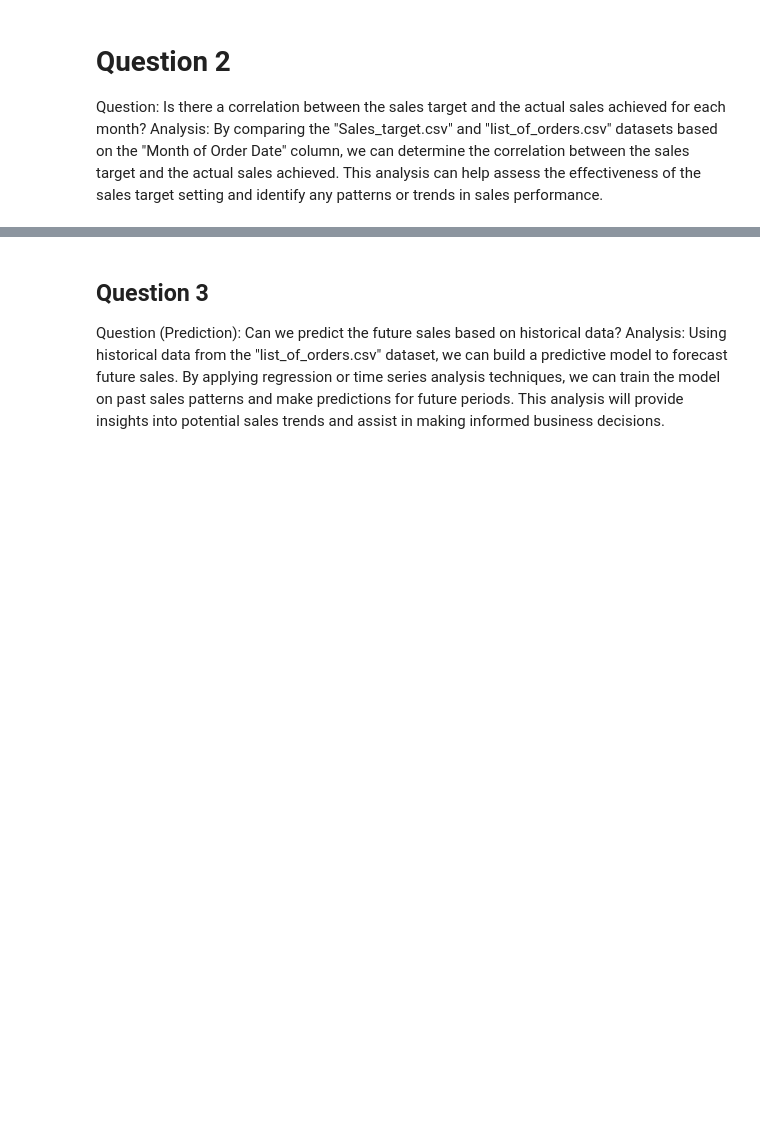
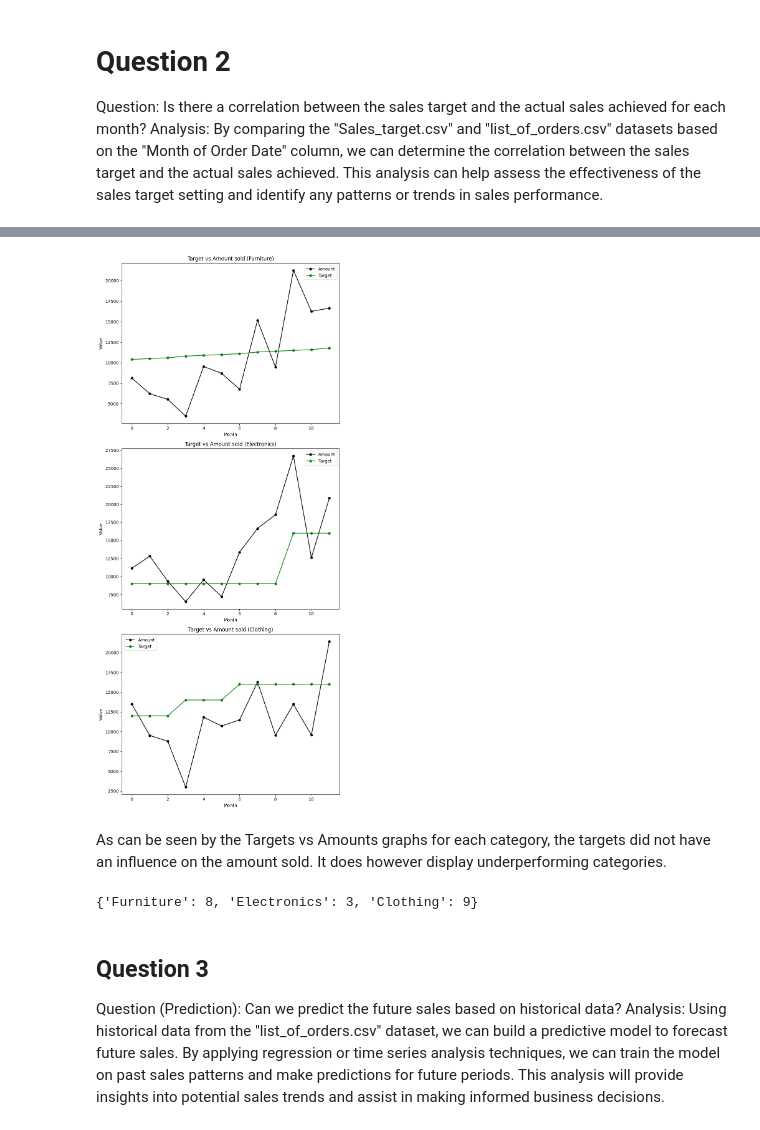
Before and after one commit to Nom115/ecommerce_analysis, a Jupyter notebook: jupiter.ipynb, the cells around one changed output, grey strips where cells are left out. Saved outputs shown, nothing was run; the diff lists cells and outputs as text; code cells hidden in the pictures; blank space fills up the shorter version.

```diff
--- a/jupiter.ipynb
+++ b/jupiter.ipynb
@@ -293,0 +286,2 @@ As can be seen by the Targets to Profits graph, the targets had very little impa
+# %%
+sales_target['Order Date'] = sales_target['Order Date'].dt.to_period('M')
@@ -293,0 +310,5 @@ As can be seen by the Targets to Profits graph, the targets had very little impa
+# %%
+
+df_profit_per_month_category = df.groupby([df['Category'], df['Order Date'].dt.to_period('M')])['Amount'].sum().reset_index()
+
+df_profit_per_month_category
@@ -294,3 +333,51 @@ As can be seen by the Targets to Profits graph, the targets had very little impa
+# %%
+categories = ['Furniture', 'Electronics', 'Clothing']
+
+def category_sort(categories):
+    sales_target_category = sales_target.loc[sales_target['Category'] == f'{categories}']
+    df_profit_per_month_categories = df_profit_per_month_category.loc[df_profit_per_month_category['Category'] == categories]
+    category_target_amount = pd.merge(sales_target_category, df_profit_per_month_categories, on='Order Date')
+    category_target_amount = category_target_amount.drop(columns='Category_y')
+    return category_target_amount
+# %%
+furniture_target_amount = category_sort(categories[0])
+electronics_target_amount = category_sort(categories[1])
+clothing_target_amount = category_sort(categories[2])
+
+target_amounts = [furniture_target_amount['Amount'], electronics_target_amount['Amount'], clothing_target_amount['Amount']]
+target_target = [furniture_target_amount['Target'], electronics_target_amount['Target'], clothing_target_amount['Target']]
+# %%
+fig, axs = plt.subplots(3, 1, figsize=(8, 18))
+
+for i, ax in enumerate(axs):
+    ax.plot(target_amounts[i], linestyle='-', marker='.', color='black', ms=10, label='Amount')
+
+    ax.plot(target_target[i], linestyle='-', marker='.', color='green', ms=10, label='Target')
+
+    ax.set_title("Target vs Amount sold ("f'{categories[i]}'")")
+    ax.legend()
+    ax.set_xlabel('Month')
+    ax.set_ylabel('Value')
+
+plt.tight_layout()
+
+plt.show()
+# %% [output]
+[figure, added]
+# %% [markdown]
+As can be seen by the Targets vs Amounts graphs for each category, the targets did not have an influence on the amount sold. It does however display underperforming categories.
+# %%
+difference = [amount - target for amount, target in zip(target_amounts, target_target)]
+difference = pd.DataFrame(difference).transpose()
+difference.columns = categories
+difference.head(12)
+
+negative_values = {'Furniture':0, 'Electronics': 0, 'Clothing': 0}
+for category in categories:
+    negative_values[category] = difference.loc[difference[category] < 0, category].count()
+print(negative_values)
+# %% [output]
+{'Furniture': 8, 'Electronics': 3, 'Clothing': 9}
 # %% [markdown]
 ## Question 3
 Question (Prediction): Can we predict the future sales based on historical data?
```
Also changed, not shown: parts of 13 cells of this notebook.
